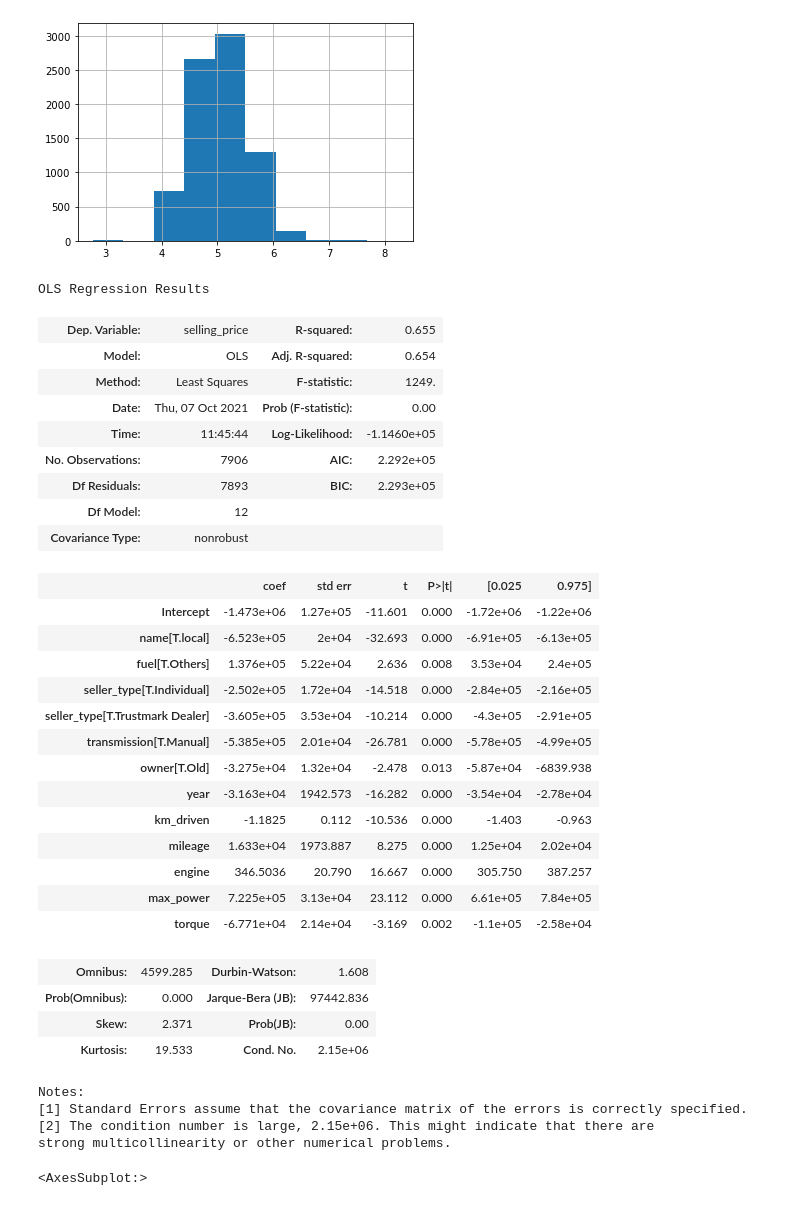
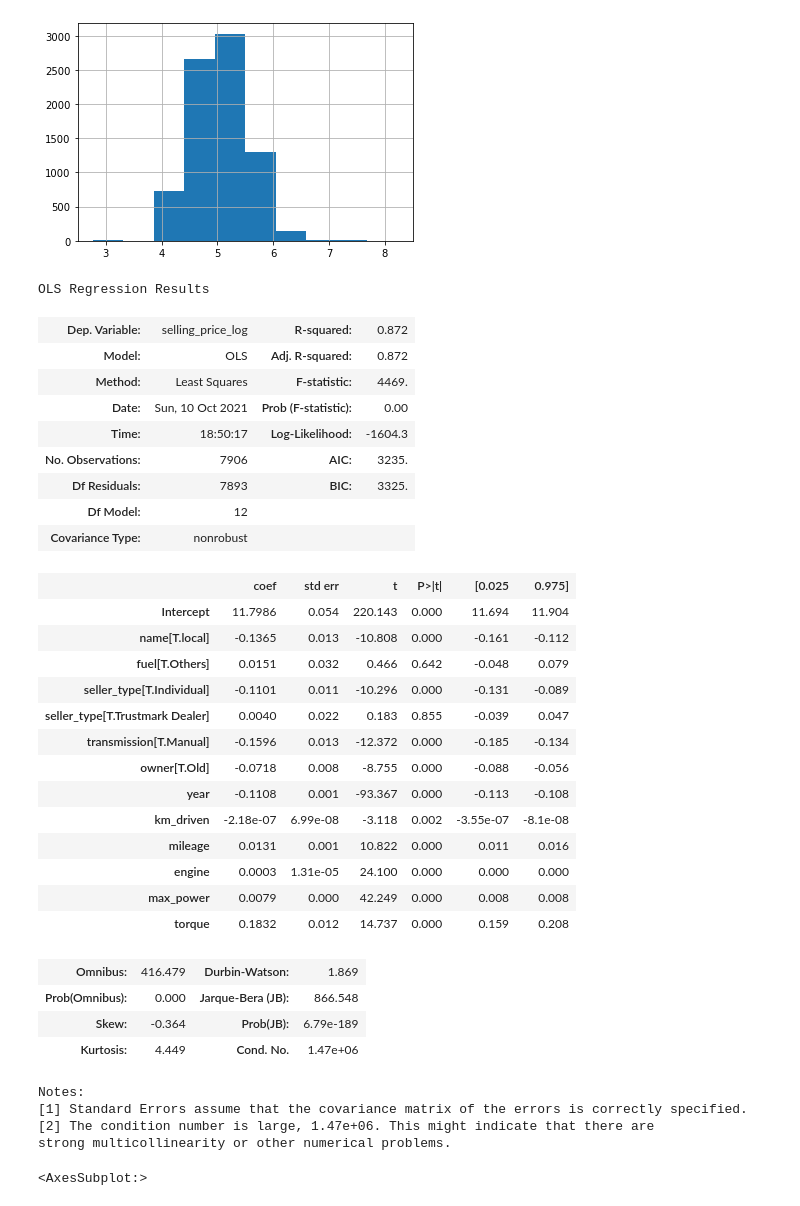
Before and after one commit to CharudattaManwatkar/lra_final_project_group_17, a Jupyter notebook: LRA_final_project.ipynb, the cells around one changed output. Saved outputs shown, nothing was run; the diff lists cells and outputs as text; code cells hidden in the pictures.

```diff
--- a/LRA_final_project.ipynb
+++ b/LRA_final_project.ipynb
@@ -586,40 +586,40 @@ See the caveats in the documentation: https://pandas.pydata.org/pandas-docs/stab
 <AxesSubplot:>
 [figure]
 # %%
-model =smf.ols('selling_price~name+year+km_driven+fuel+seller_type+transmission+owner+mileage+engine+max_power+torque',data=car_data_dropped).fit()
+model =smf.ols('selling_price_log ~name+year+km_driven+fuel+seller_type+transmission+owner+mileage+engine+max_power+torque',data=car_data_dropped).fit()
 model.summary()
 # %% [output]
 OLS Regression Results
-| Dep. Variable: | selling_price | R-squared: | 0.655 |
-| Model: | OLS | Adj. R-squared: | 0.654 |
-| Method: | Least Squares | F-statistic: | 1249. |
-| Date: | Thu, 07 Oct 2021 | Prob (F-statistic): | 0.00 |
-| Time: | 11:45:44 | Log-Likelihood: | -1.1460e+05 |
-| No. Observations: | 7906 | AIC: | 2.292e+05 |
-| Df Residuals: | 7893 | BIC: | 2.293e+05 |
+| Dep. Variable: | selling_price_log | R-squared: | 0.872 |
+| Model: | OLS | Adj. R-squared: | 0.872 |
+| Method: | Least Squares | F-statistic: | 4469. |
+| Date: | Sun, 10 Oct 2021 | Prob (F-statistic): | 0.00 |
+| Time: | 18:50:17 | Log-Likelihood: | -1604.3 |
+| No. Observations: | 7906 | AIC: | 3235. |
+| Df Residuals: | 7893 | BIC: | 3325. |
 | Df Model: | 12 |  |  |
 | Covariance Type: | nonrobust |  |  |
 |  | coef | std err | t | P>|t| | [0.025 | 0.975] |
-| Intercept | -1.473e+06 | 1.27e+05 | -11.601 | 0.000 | -1.72e+06 | -1.22e+06 |
-| name[T.local] | -6.523e+05 | 2e+04 | -32.693 | 0.000 | -6.91e+05 | -6.13e+05 |
-| fuel[T.Others] | 1.376e+05 | 5.22e+04 | 2.636 | 0.008 | 3.53e+04 | 2.4e+05 |
-| seller_type[T.Individual] | -2.502e+05 | 1.72e+04 | -14.518 | 0.000 | -2.84e+05 | -2.16e+05 |
-| seller_type[T.Trustmark Dealer] | -3.605e+05 | 3.53e+04 | -10.214 | 0.000 | -4.3e+05 | -2.91e+05 |
-| transmission[T.Manual] | -5.385e+05 | 2.01e+04 | -26.781 | 0.000 | -5.78e+05 | -4.99e+05 |
-| owner[T.Old] | -3.275e+04 | 1.32e+04 | -2.478 | 0.013 | -5.87e+04 | -6839.938 |
-| year | -3.163e+04 | 1942.573 | -16.282 | 0.000 | -3.54e+04 | -2.78e+04 |
-| km_driven | -1.1825 | 0.112 | -10.536 | 0.000 | -1.403 | -0.963 |
-| mileage | 1.633e+04 | 1973.887 | 8.275 | 0.000 | 1.25e+04 | 2.02e+04 |
-| engine | 346.5036 | 20.790 | 16.667 | 0.000 | 305.750 | 387.257 |
-| max_power | 7.225e+05 | 3.13e+04 | 23.112 | 0.000 | 6.61e+05 | 7.84e+05 |
-| torque | -6.771e+04 | 2.14e+04 | -3.169 | 0.002 | -1.1e+05 | -2.58e+04 |
+| Intercept | 11.7986 | 0.054 | 220.143 | 0.000 | 11.694 | 11.904 |
+| name[T.local] | -0.1365 | 0.013 | -10.808 | 0.000 | -0.161 | -0.112 |
+| fuel[T.Others] | 0.0151 | 0.032 | 0.466 | 0.642 | -0.048 | 0.079 |
+| seller_type[T.Individual] | -0.1101 | 0.011 | -10.296 | 0.000 | -0.131 | -0.089 |
+| seller_type[T.Trustmark Dealer] | 0.0040 | 0.022 | 0.183 | 0.855 | -0.039 | 0.047 |
+| transmission[T.Manual] | -0.1596 | 0.013 | -12.372 | 0.000 | -0.185 | -0.134 |
+| owner[T.Old] | -0.0718 | 0.008 | -8.755 | 0.000 | -0.088 | -0.056 |
+| year | -0.1108 | 0.001 | -93.367 | 0.000 | -0.113 | -0.108 |
+| km_driven | -2.18e-07 | 6.99e-08 | -3.118 | 0.002 | -3.55e-07 | -8.1e-08 |
+| mileage | 0.0131 | 0.001 | 10.822 | 0.000 | 0.011 | 0.016 |
+| engine | 0.0003 | 1.31e-05 | 24.100 | 0.000 | 0.000 | 0.000 |
+| max_power | 0.0079 | 0.000 | 42.249 | 0.000 | 0.008 | 0.008 |
+| torque | 0.1832 | 0.012 | 14.737 | 0.000 | 0.159 | 0.208 |
-| Omnibus: | 4599.285 | Durbin-Watson: | 1.608 |
-| Prob(Omnibus): | 0.000 | Jarque-Bera (JB): | 97442.836 |
-| Skew: | 2.371 | Prob(JB): | 0.00 |
-| Kurtosis: | 19.533 | Cond. No. | 2.15e+06 |
+| Omnibus: | 416.479 | Durbin-Watson: | 1.869 |
+| Prob(Omnibus): | 0.000 | Jarque-Bera (JB): | 866.548 |
+| Skew: | -0.364 | Prob(JB): | 6.79e-189 |
+| Kurtosis: | 4.449 | Cond. No. | 1.47e+06 |
 Notes:
 [1] Standard Errors assume that the covariance matrix of the errors is correctly specified.
-[2] The condition number is large, 2.15e+06. This might indicate that there are
+[2] The condition number is large, 1.47e+06. This might indicate that there are
 strong multicollinearity or other numerical problems.
 # %%
 car_data_dropped['max_power'].hist()
```
Also changed, not shown: parts of 26 cells of this notebook.
